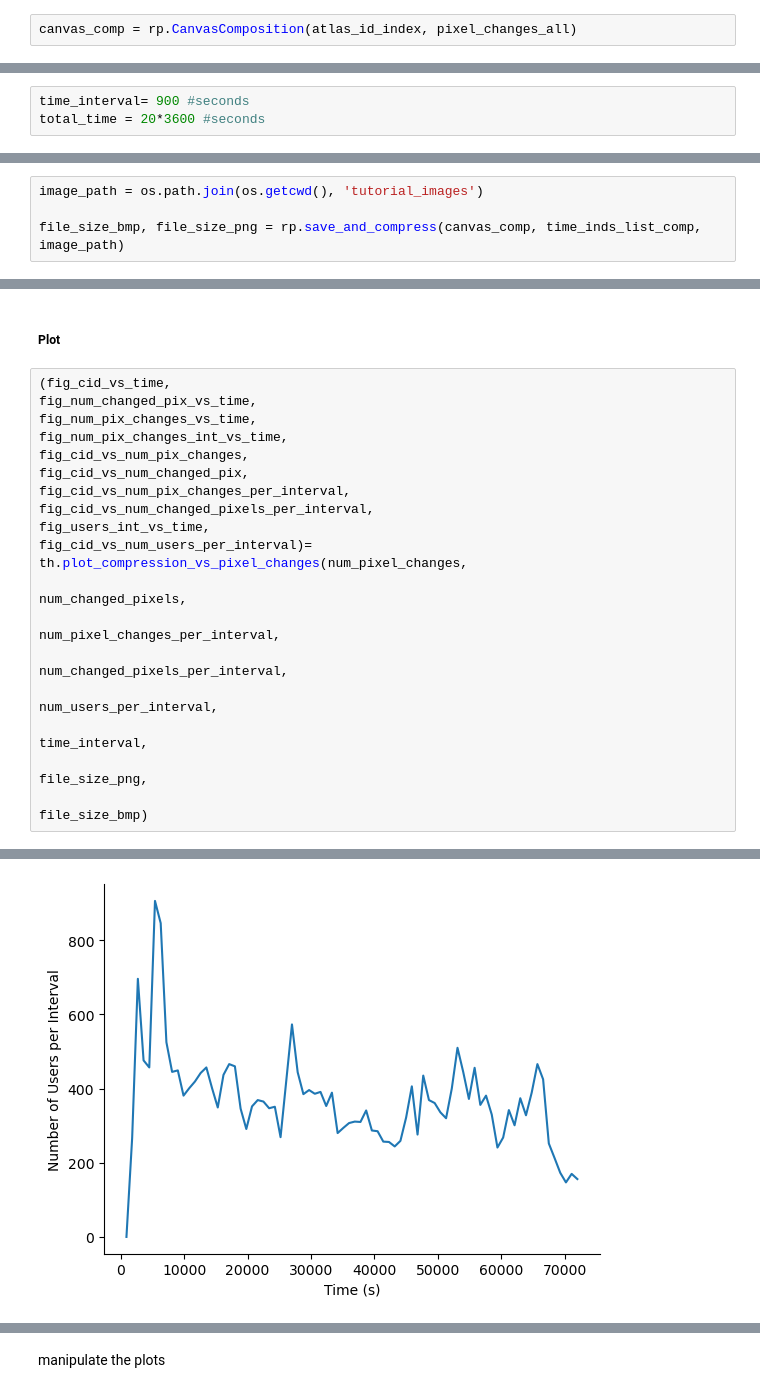
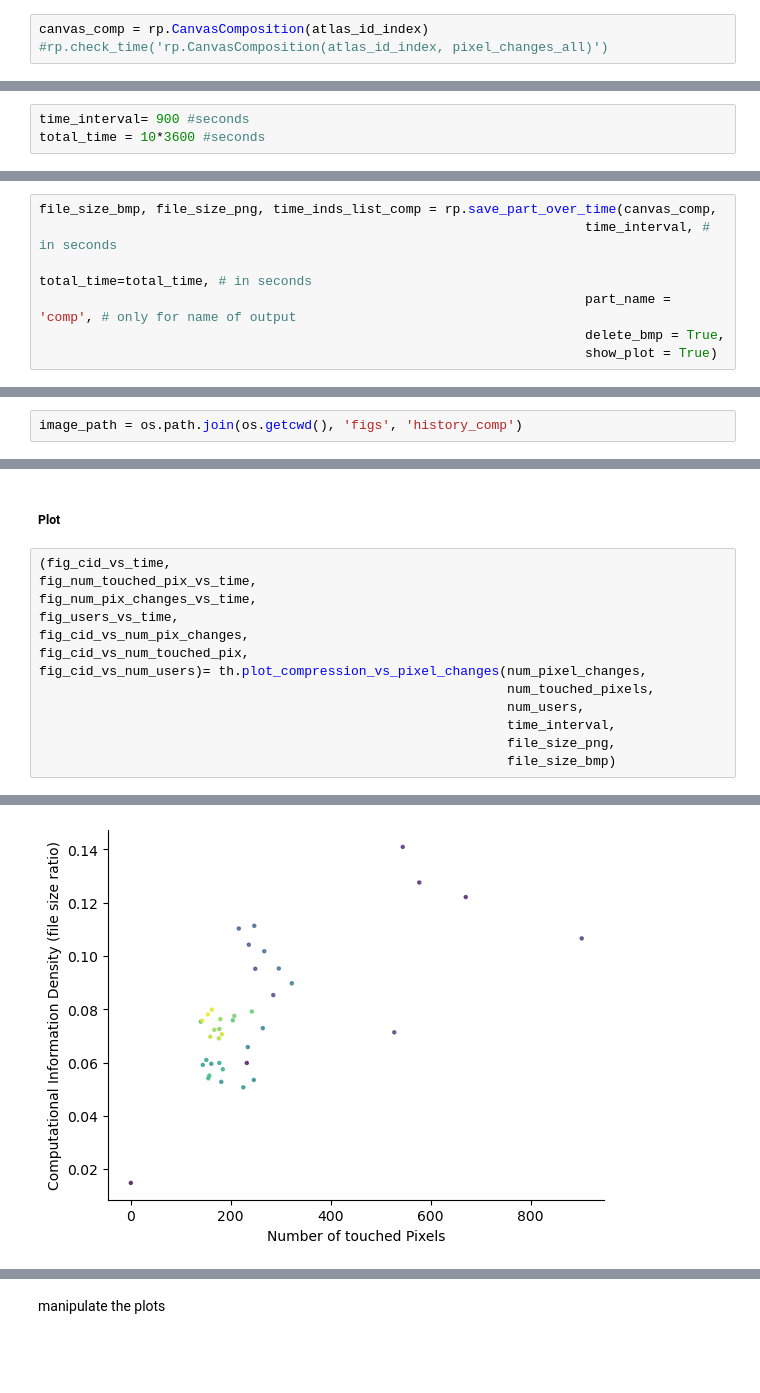
Before and after one commit to AnnieStephenson/r-place-emergence, a Jupyter notebook: tutorial.ipynb, the cells around one changed output, grey strips where cells are left out. Cells and saved outputs as stored; diff of their text form; blank space fills up the shorter version.

Commit message:
faster save_part_over_time(), added new functions, cleaned up canvas_part.py, updated tutorial accordingly

```diff
--- a/tutorial.ipynb
+++ b/tutorial.ipynb
@@ -42,7 +42,8 @@ The CanvasPart class is a superclass with subclasses CanvasComposition and Canva
 
 To define a CanvasComposition object, you must supply the atlas composition id index and the pixel change data loaded from the npz file. The constructor then finds and sets the border path, the x and y coordinates inside the border, and the pixel changes within the border of the composition.
 # %%
-canvas_comp = rp.CanvasComposition(atlas_id_index, pixel_changes_all)
+canvas_comp = rp.CanvasComposition(atlas_id_index)
+#rp.check_time('rp.CanvasComposition(atlas_id_index, pixel_changes_all)')
 # %%
 print('Canvas composition pixel changes: \n' + str(canvas_comp.pixel_changes) + '\n \n')
 print('Canvas composition border path: \n' + str(canvas_comp.border_path) + '\n \n')
@@ -105,6 +107,6 @@ Lets' choose a time step interval of 900 seconds (15 minutes), and a total time
 of 20 hours (20*3600 seconds).
 # %%
 time_interval= 900 #seconds
-total_time = 20*3600 #seconds
+total_time = 10*3600 #seconds
 # %% [markdown]
 First, let's plot the canvas_comp object for the specified time steps. You'll notice the plotting function returns a list of indices that allow us to quickly select the pixel change data at different time points inside the boundary. The time_inds_list_comp will come in handy for time-step calculations later on.
@@ -116,0 +113,7 @@ time_inds_list_comp = rp.show_part_over_time(canvas_comp,
+# %%
+file_size_bmp, file_size_png, time_inds_list_comp = rp.save_part_over_time(canvas_comp,
+                                                                      time_interval, # in seconds
+                                                                      total_time=total_time, # in seconds
+                                                                      part_name = 'comp', # only for name of output
+                                                                      delete_bmp = True,
+                                                                      show_plot = True)
@@ -131,7 +139,5 @@ Next, we'll perform calculations to further analyze the CanvasPart objects. We c
 # %%
-image_path = os.path.join(os.getcwd(), 'tutorial_images')
-
-file_size_bmp, file_size_png = rp.save_and_compress(canvas_comp, time_inds_list_comp, image_path)
+image_path = os.path.join(os.getcwd(), 'figs', 'history_comp')
 # %% [markdown]
 Save frames as a movie
 # %%
@@ -182,20 +177,15 @@ num_users_per_interval) =  th.calc_num_pixel_changes(canvas_comp,
 ##### Plot
 # %%
 (fig_cid_vs_time,
-fig_num_changed_pix_vs_time,
+fig_num_touched_pix_vs_time,
 fig_num_pix_changes_vs_time,
-fig_num_pix_changes_int_vs_time,
+fig_users_vs_time,
 fig_cid_vs_num_pix_changes,
-fig_cid_vs_num_changed_pix,
-fig_cid_vs_num_pix_changes_per_interval,
-fig_cid_vs_num_changed_pixels_per_interval,
-fig_users_int_vs_time,
-fig_cid_vs_num_users_per_interval)= th.plot_compression_vs_pixel_changes(num_pixel_changes,
-                                                                                  num_changed_pixels,
-                                                                                  num_pixel_changes_per_interval,
-                                                                                  num_changed_pixels_per_interval,
-                                                                                  num_users_per_interval,
-                                                                                  time_interval,
-                                                                                  file_size_png,
-                                                                                  file_size_bmp)
+fig_cid_vs_num_touched_pix,
+fig_cid_vs_num_users)= th.plot_compression_vs_pixel_changes(num_pixel_changes,
+                                                            num_touched_pixels,
+                                                            num_users,
+                                                            time_interval,
+                                                            file_size_png,
+                                                            file_size_bmp)
 # %% [output]
@@ -207 +197 @@ fig_cid_vs_num_users_per_interval)= th.plot_compression_vs_pixel_changes(num_pix
-[figure, old version]
+[figure, new version]
```
Also changed, not shown: parts of 17 cells of this notebook, 1 other file.
